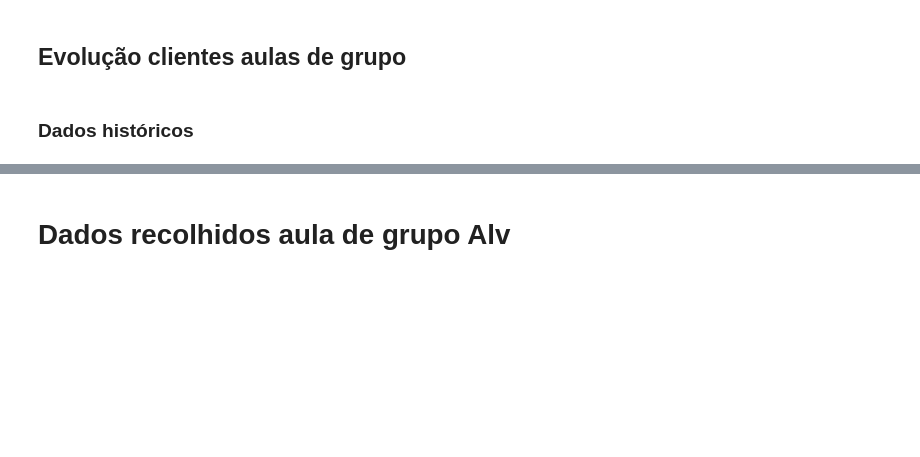
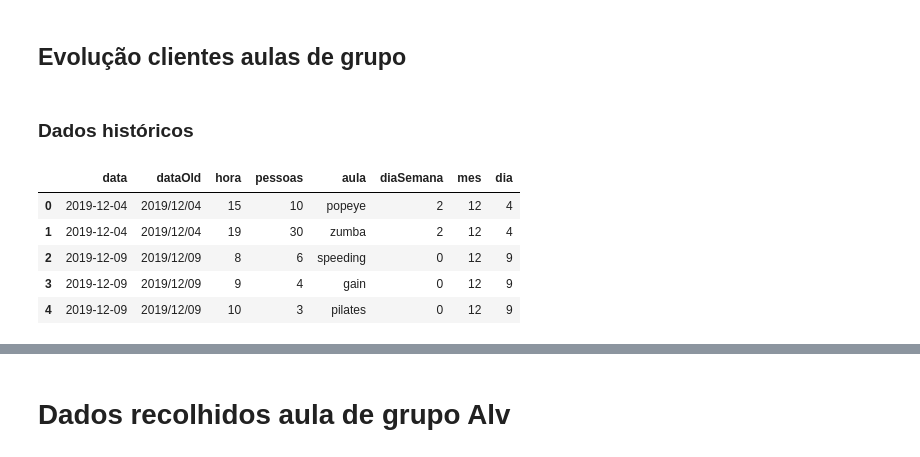
Before and after one commit to pesobreiro/jupyternotebooks, a Jupyter notebook: analysis/2.aulasGrupo_analise.ipynb, the cells around one changed output, grey strips where cells are left out. Saved outputs shown, nothing was run; the diff lists cells and outputs as text; code cells hidden in the pictures; blank space fills up the shorter version.

```diff
--- a/analysis/2.aulasGrupo_analise.ipynb
+++ b/analysis/2.aulasGrupo_analise.ipynb
@@ -302,6 +245,15 @@ interactive(children=(Dropdown(description='funcao', options=(('soma', <function
 ### Dados históricos
 # %%
 #dfAG.groupby('data')['pessoas'].sum().reset_index()
+# %%
+dfAG.head()
+# %% [output]
+|  | data | dataOld | hora | pessoas | aula | diaSemana | mes | dia |
+| 0 | 2019-12-04 | 2019/12/04 | 15 | 10 | popeye | 2 | 12 | 4 |
+| 1 | 2019-12-04 | 2019/12/04 | 19 | 30 | zumba | 2 | 12 | 4 |
+| 2 | 2019-12-09 | 2019/12/09 | 8 | 6 | speeding | 0 | 12 | 9 |
+| 3 | 2019-12-09 | 2019/12/09 | 9 | 4 | gain | 0 | 12 | 9 |
+| 4 | 2019-12-09 | 2019/12/09 | 10 | 3 | pilates | 0 | 12 | 9 |
 # %%
 sns.lineplot(x="data", y="pessoas", data=dfAG.groupby('data')['pessoas'].sum().reset_index());
 # %% [output]
```
Also changed, not shown: parts of 15 cells of this notebook, 1 other file.
